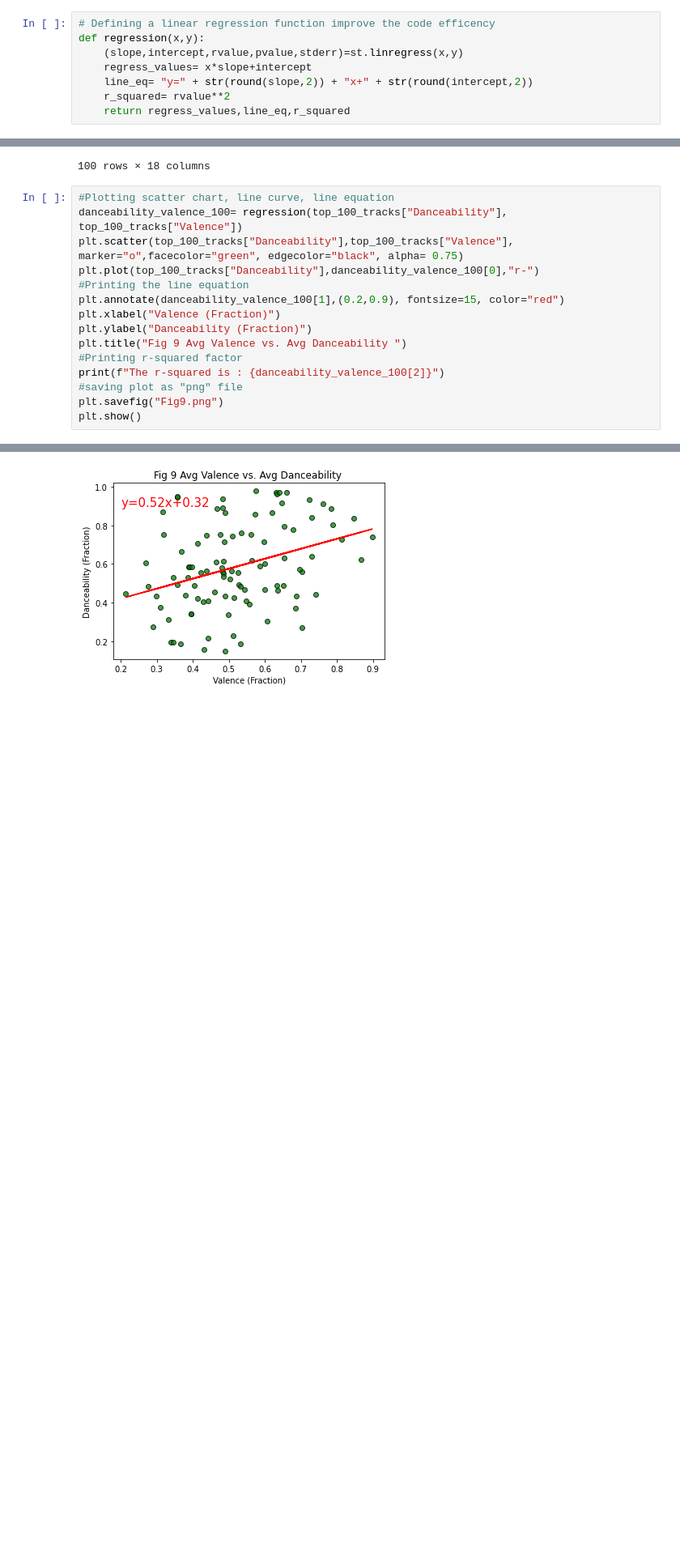
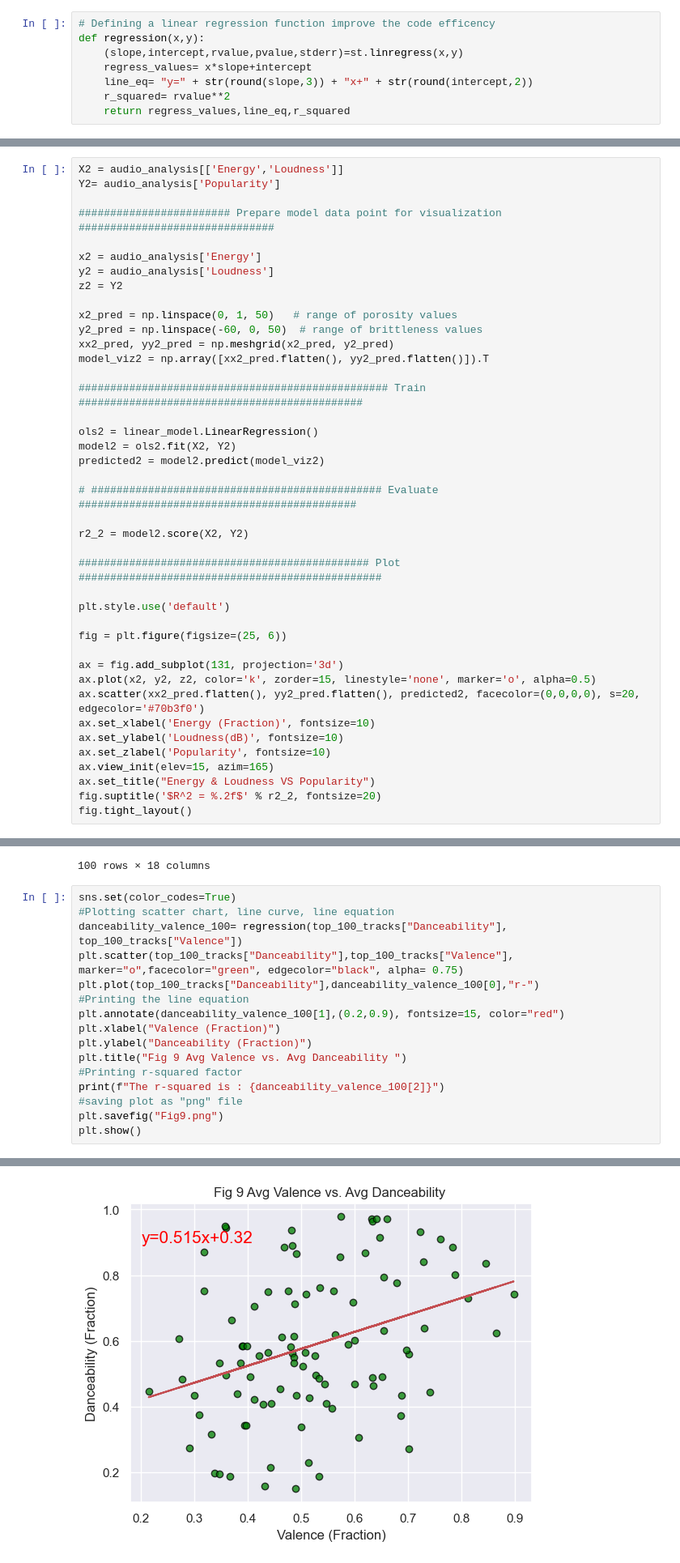
Before and after one commit to LievoisT/DataProject-Spotify, a Jupyter notebook: Chart_Analysis.ipynb, the cells around one changed output, grey strips where cells are left out. Shown at 81% size. Drawn from its saved outputs; the diff is of its cells as text; blank space fills up the shorter version.

```diff
--- a/Chart_Analysis.ipynb
+++ b/Chart_Analysis.ipynb
@@ -68,7 +90,7 @@ audio_analysis
 def regression(x,y):
     (slope,intercept,rvalue,pvalue,stderr)=st.linregress(x,y)
     regress_values= x*slope+intercept
-    line_eq= "y=" + str(round(slope,2)) + "x+" + str(round(intercept,2))
+    line_eq= "y=" + str(round(slope,3)) + "x+" + str(round(intercept,2))
     r_squared= rvalue**2
     return regress_values,line_eq,r_squared
 # %% [markdown]
@@ -243,0 +308,41 @@ The r-squared is : 0.0002877110091636522
+# %%
+X2 = audio_analysis[['Energy','Loudness']]
+Y2= audio_analysis['Popularity']
+
+######################## Prepare model data point for visualization ###############################
+
+x2 = audio_analysis['Energy']
+y2 = audio_analysis['Loudness']
+z2 = Y2
+
+x2_pred = np.linspace(0, 1, 50)   # range of porosity values
+y2_pred = np.linspace(-60, 0, 50)  # range of brittleness values
+xx2_pred, yy2_pred = np.meshgrid(x2_pred, y2_pred)
+model_viz2 = np.array([xx2_pred.flatten(), yy2_pred.flatten()]).T
+
+################################################# Train #############################################
+
+ols2 = linear_model.LinearRegression()
+model2 = ols2.fit(X2, Y2)
+predicted2 = model2.predict(model_viz2)
+
+# ############################################## Evaluate ############################################
+
+r2_2 = model2.score(X2, Y2)
+
+############################################## Plot ################################################
+
+plt.style.use('default')
+
+fig = plt.figure(figsize=(25, 6))
+
+ax = fig.add_subplot(131, projection='3d')
+ax.plot(x2, y2, z2, color='k', zorder=15, linestyle='none', marker='o', alpha=0.5)
+ax.scatter(xx2_pred.flatten(), yy2_pred.flatten(), predicted2, facecolor=(0,0,0,0), s=20, edgecolor='#70b3f0')
+ax.set_xlabel('Energy (Fraction)', fontsize=10)
+ax.set_ylabel('Loudness(dB)', fontsize=10)
+ax.set_zlabel('Popularity', fontsize=10)
+ax.view_init(elev=15, azim=165)
+ax.set_title("Energy & Loudness VS Popularity")
+fig.suptitle('$R^2 = %.2f$' % r2_2, fontsize=20)
+fig.tight_layout()
@@ -260,23 +367,24 @@ top_100_tracks
 | 99 | Jimi Hendrix | 776Uo845nYHJpNaStv1Ds4 | Red House | 3XxBSvDZKH5YvZZjTpn6eR | 1967-05-12 | 230360 | 56 | 0.277 | ... |
 100 rows × 18 columns
 # %%
+sns.set(color_codes=True)
 #Plotting scatter chart, line curve, line equation
 danceability_valence_100= regression(top_100_tracks["Danceability"], top_100_tracks["Valence"])
 plt.scatter(top_100_tracks["Danceability"],top_100_tracks["Valence"], marker="o",facecolor="green", edgecolor="black", alpha= 0.75)
 plt.plot(top_100_tracks["Danceability"],danceability_valence_100[0],"r-")
 #Printing the line equation
 plt.annotate(danceability_valence_100[1],(0.2,0.9), fontsize=15, color="red")
 plt.xlabel("Valence (Fraction)")
 plt.ylabel("Danceability (Fraction)")
 plt.title("Fig 9 Avg Valence vs. Avg Danceability ")
 #Printing r-squared factor
 print(f"The r-squared is : {danceability_valence_100[2]}")
 #saving plot as "png" file
 plt.savefig("Fig9.png")
 plt.show()
 # %% [output]
 The r-squared is : 0.11626514699520356
-[figure, old version]
+[figure, new version]
 # %%
 top_100_artists= artist_df.sort_values("Artist_Popularity",ascending= False)
 top_100_artists= top_100_artists.head(100)
```
Also changed, not shown: parts of 34 cells of this notebook.
